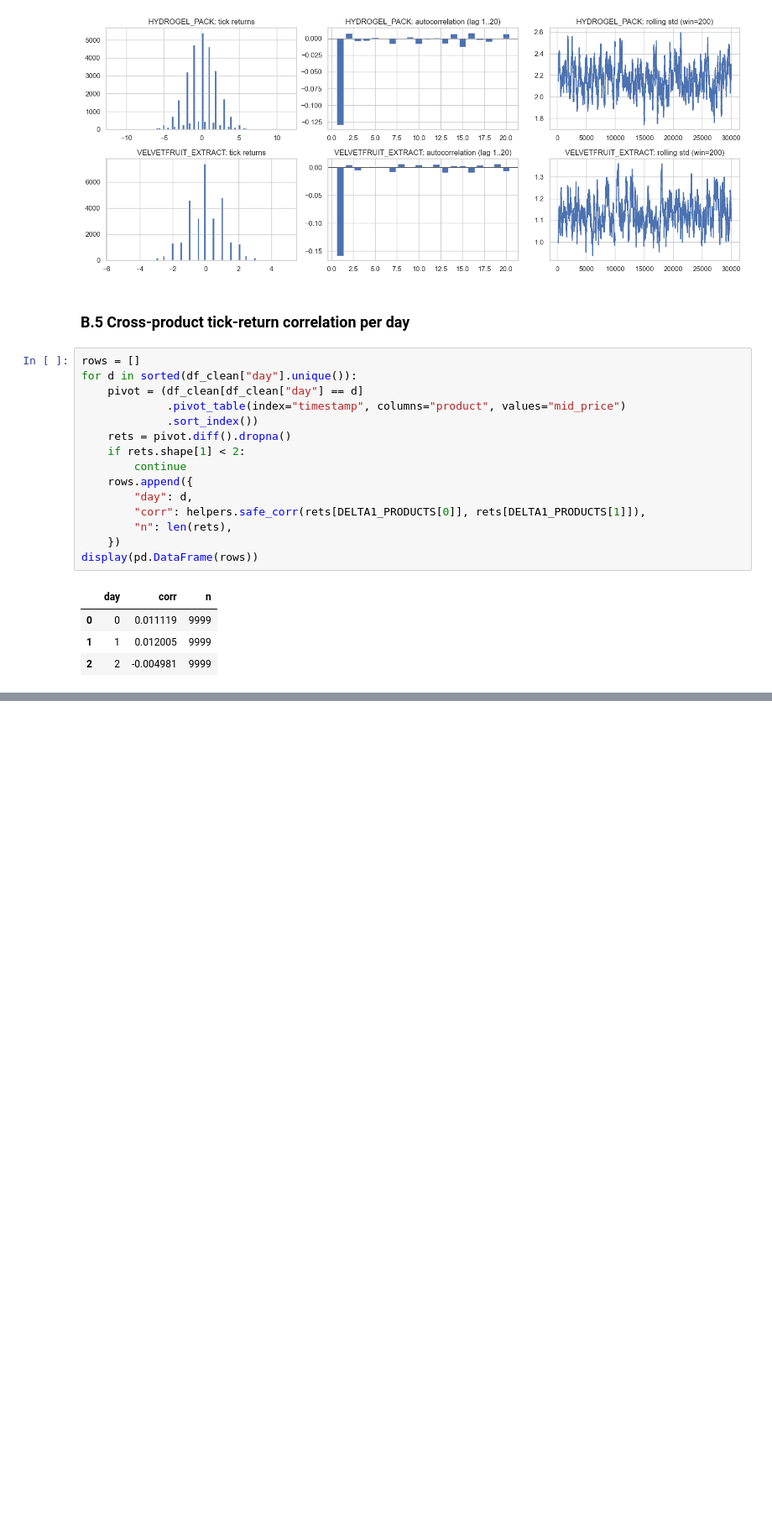
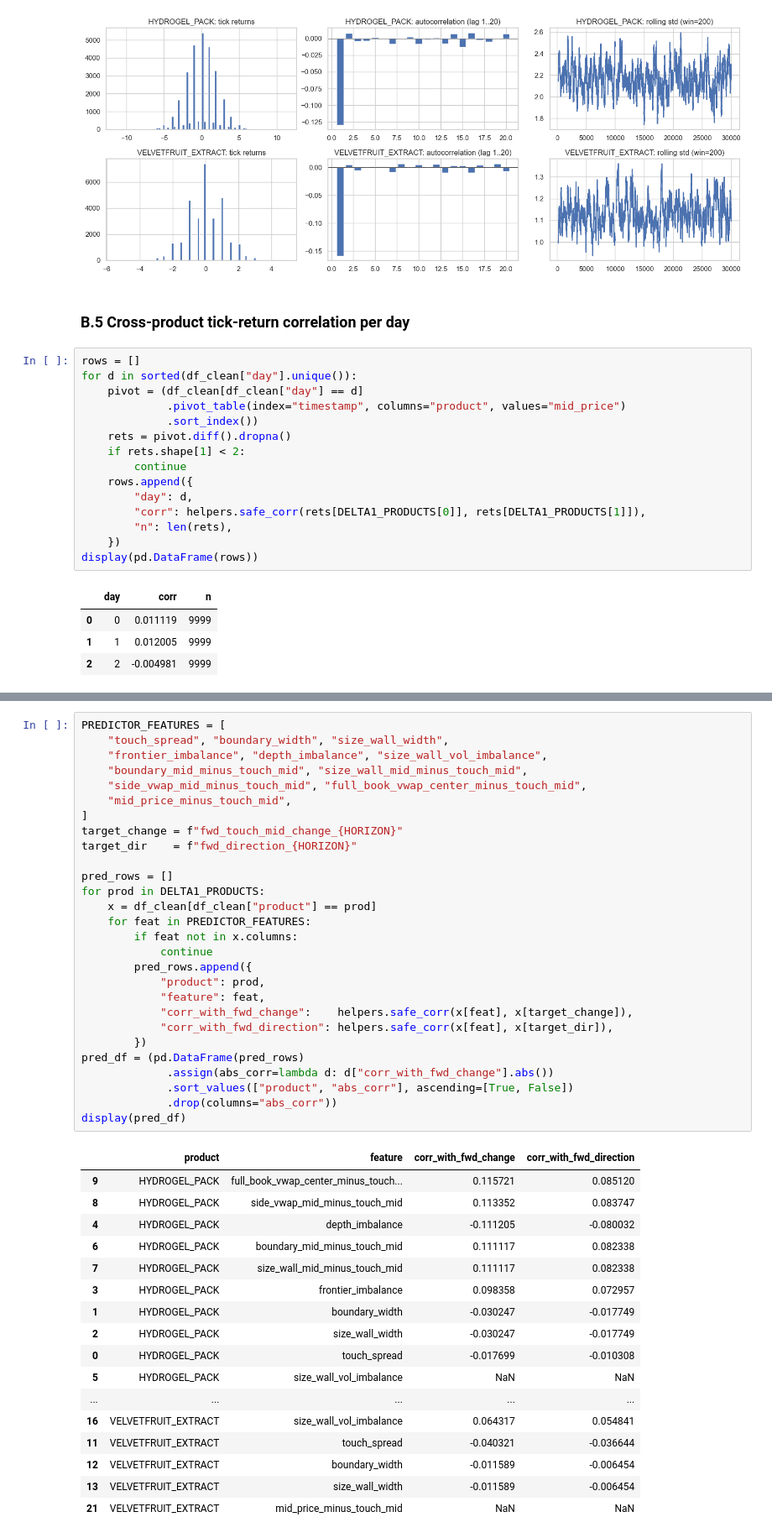
Before and after one commit to Sophbx/imc_prosperity4, a Jupyter notebook: Round3/Analysis/analysis_delta1.ipynb, the cells around one changed output, grey strips where cells are left out. Shown at 84% size. Saved outputs shown, nothing was run; the diff lists cells and outputs as text; blank space fills up the shorter version.

```diff
--- a/Round3/Analysis/analysis_delta1.ipynb
+++ b/Round3/Analysis/analysis_delta1.ipynb
@@ -182,0 +239,46 @@ display(pd.DataFrame(rows))
+# %%
+PREDICTOR_FEATURES = [
+    "touch_spread", "boundary_width", "size_wall_width",
+    "frontier_imbalance", "depth_imbalance", "size_wall_vol_imbalance",
+    "boundary_mid_minus_touch_mid", "size_wall_mid_minus_touch_mid",
+    "side_vwap_mid_minus_touch_mid", "full_book_vwap_center_minus_touch_mid",
+    "mid_price_minus_touch_mid",
+]
+target_change = f"fwd_touch_mid_change_{HORIZON}"
+target_dir    = f"fwd_direction_{HORIZON}"
+
+pred_rows = []
+for prod in DELTA1_PRODUCTS:
+    x = df_clean[df_clean["product"] == prod]
+    for feat in PREDICTOR_FEATURES:
+        if feat not in x.columns:
+            continue
+        pred_rows.append({
+            "product": prod,
+            "feature": feat,
+            "corr_with_fwd_change":    helpers.safe_corr(x[feat], x[target_change]),
+            "corr_with_fwd_direction": helpers.safe_corr(x[feat], x[target_dir]),
+        })
+pred_df = (pd.DataFrame(pred_rows)
+             .assign(abs_corr=lambda d: d["corr_with_fwd_change"].abs())
+             .sort_values(["product", "abs_corr"], ascending=[True, False])
+             .drop(columns="abs_corr"))
+display(pred_df)
+# %% [output]
+|  | product | feature | corr_with_fwd_change | corr_with_fwd_direction |
+| 9 | HYDROGEL_PACK | full_book_vwap_center_minus_touch... | 0.115721 | 0.085120 |
+| 8 | HYDROGEL_PACK | side_vwap_mid_minus_touch_mid | 0.113352 | 0.083747 |
+| 4 | HYDROGEL_PACK | depth_imbalance | -0.111205 | -0.080032 |
+| 6 | HYDROGEL_PACK | boundary_mid_minus_touch_mid | 0.111117 | 0.082338 |
+| 7 | HYDROGEL_PACK | size_wall_mid_minus_touch_mid | 0.111117 | 0.082338 |
+| 3 | HYDROGEL_PACK | frontier_imbalance | 0.098358 | 0.072957 |
+| 1 | HYDROGEL_PACK | boundary_width | -0.030247 | -0.017749 |
+| 2 | HYDROGEL_PACK | size_wall_width | -0.030247 | -0.017749 |
+| 0 | HYDROGEL_PACK | touch_spread | -0.017699 | -0.010308 |
+| 5 | HYDROGEL_PACK | size_wall_vol_imbalance | NaN | NaN |
+| ... | ... | ... | ... | ... |
+| 16 | VELVETFRUIT_EXTRACT | size_wall_vol_imbalance | 0.064317 | 0.054841 |
+| 11 | VELVETFRUIT_EXTRACT | touch_spread | -0.040321 | -0.036644 |
+| 12 | VELVETFRUIT_EXTRACT | boundary_width | -0.011589 | -0.006454 |
+| 13 | VELVETFRUIT_EXTRACT | size_wall_width | -0.011589 | -0.006454 |
+| 21 | VELVETFRUIT_EXTRACT | mid_price_minus_touch_mid | NaN | NaN |
```
Also changed, not shown: parts of 13 cells of this notebook, 4 other files.
